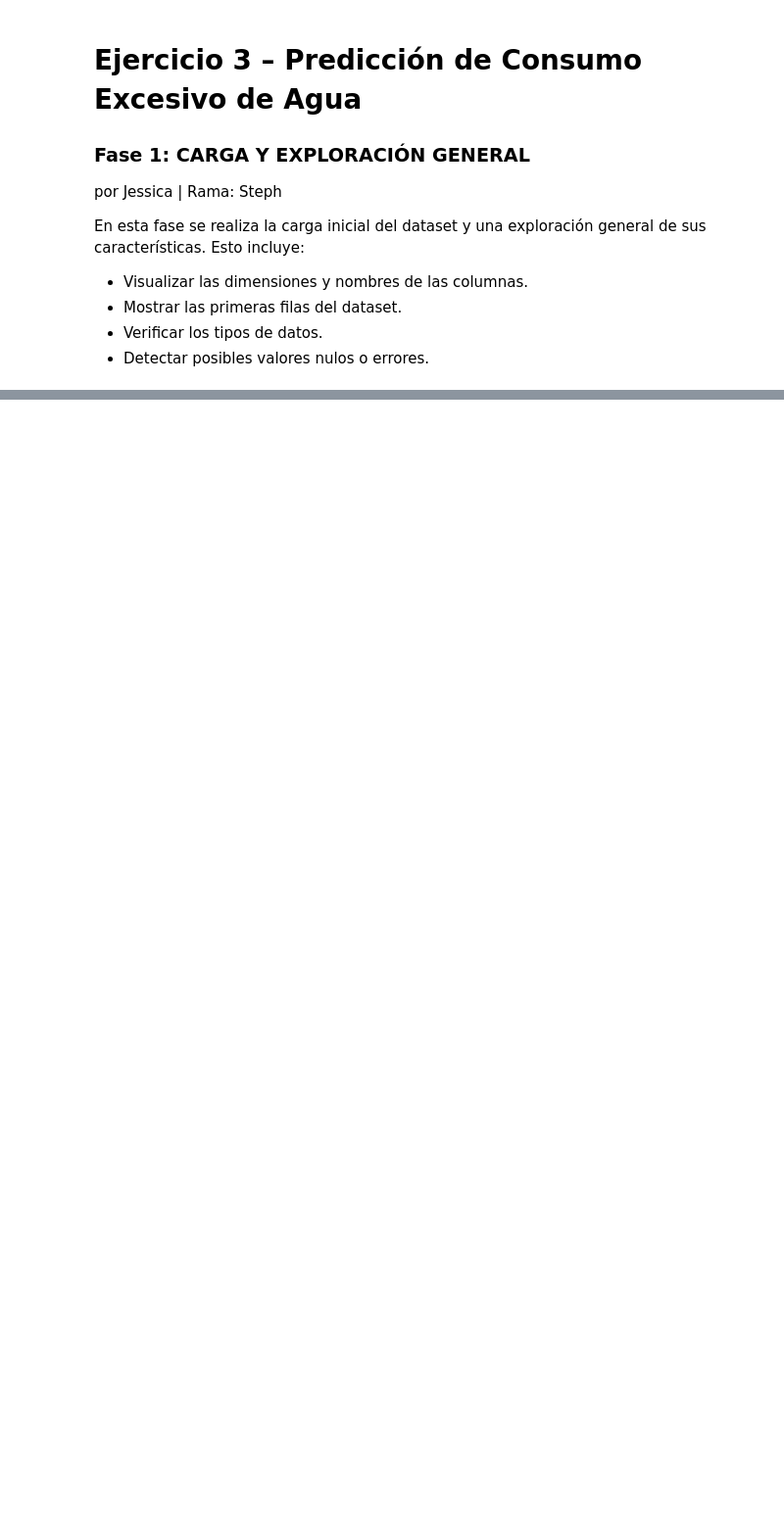
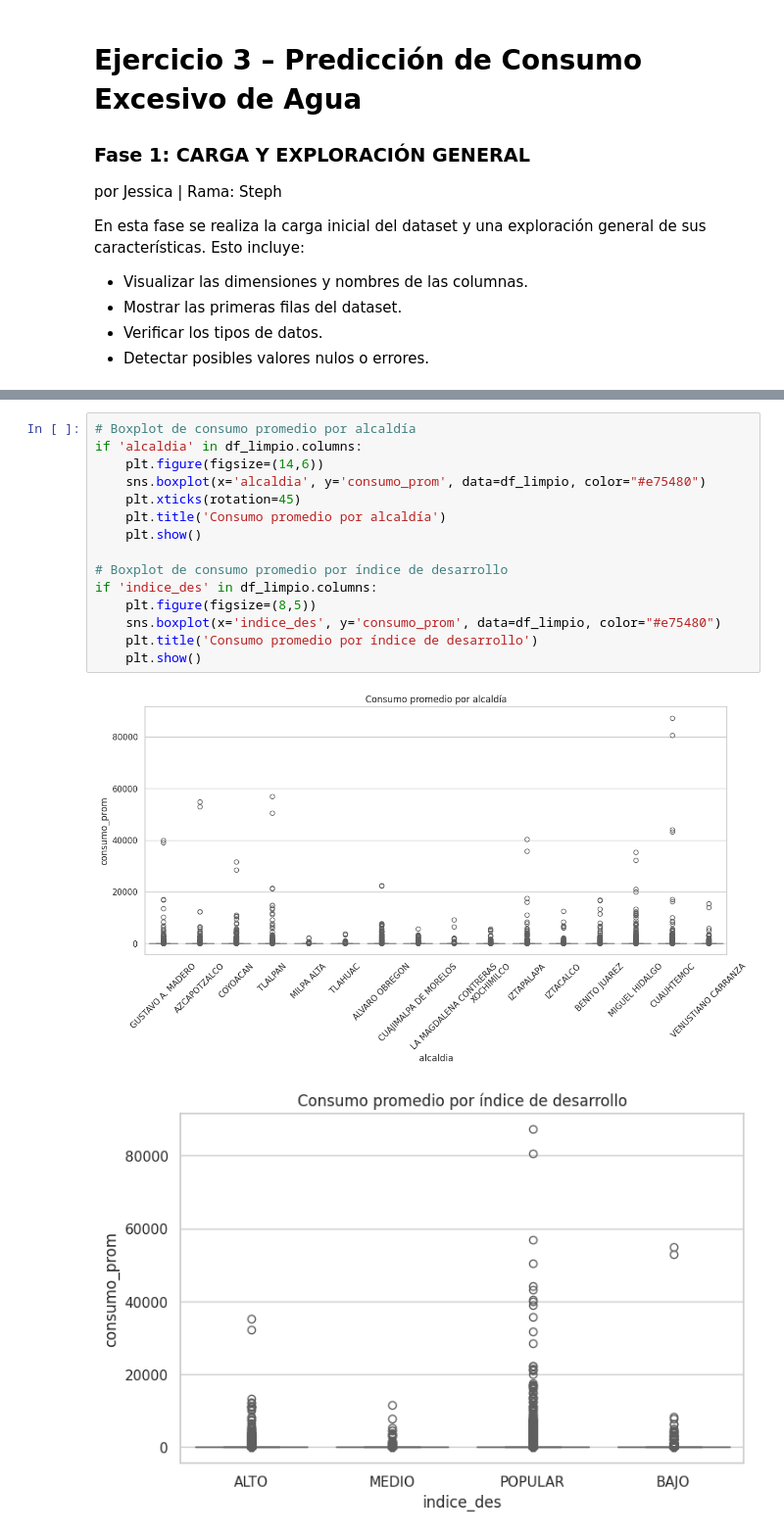
Before and after one commit to StephMonjaraz/multidomain-data-analysis, a Jupyter notebook: notebooks/03_consumo_agua.ipynb, the cells around one changed output, grey strips where cells are left out. Shown at 98% size. Cells and saved outputs as stored; diff of their text form; blank space fills up the shorter version.

```diff
--- a/notebooks/03_consumo_agua.ipynb
+++ b/notebooks/03_consumo_agua.ipynb
@@ -413,0 +293,18 @@ imblearn: 0.13.0
+# %%
+# Boxplot de consumo promedio por alcaldía
+if 'alcaldia' in df_limpio.columns:
+    plt.figure(figsize=(14,6))
+    sns.boxplot(x='alcaldia', y='consumo_prom', data=df_limpio, color="#e75480")
+    plt.xticks(rotation=45)
+    plt.title('Consumo promedio por alcaldía')
+    plt.show()
+
+# Boxplot de consumo promedio por índice de desarrollo
+if 'indice_des' in df_limpio.columns:
+    plt.figure(figsize=(8,5))
+    sns.boxplot(x='indice_des', y='consumo_prom', data=df_limpio, color="#e75480")
+    plt.title('Consumo promedio por índice de desarrollo')
+    plt.show()
+# %% [output]
+[figure, added]
+[figure, added]
```
Also changed, not shown: parts of 55 cells of this notebook.
